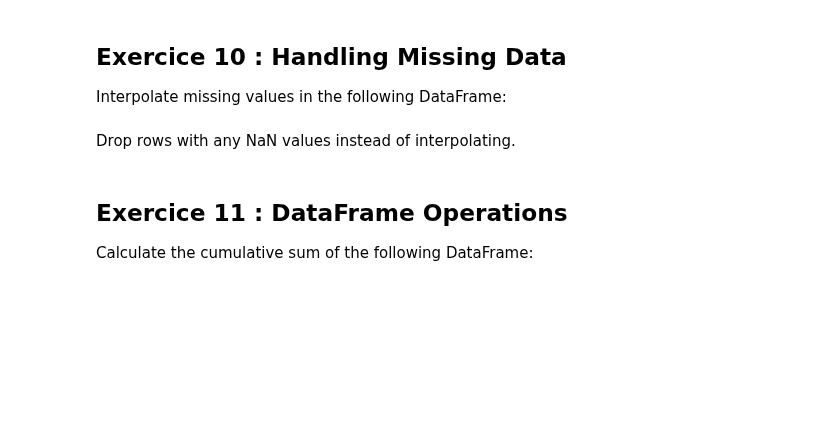
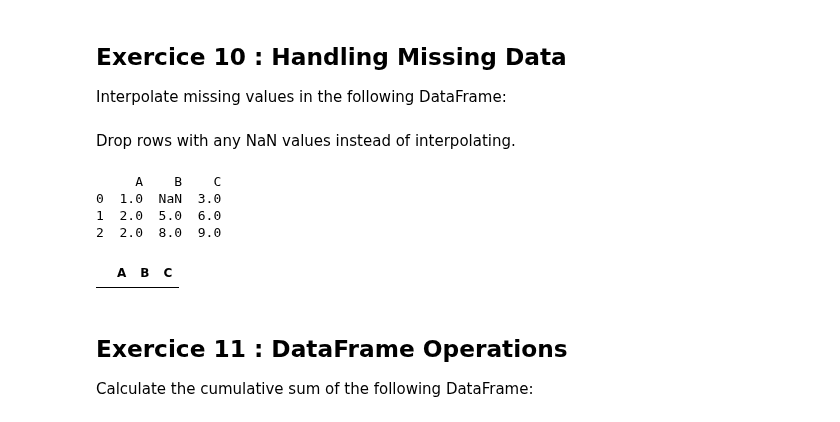
Before and after one commit to abdelaziz-lounes/simple_project, a Jupyter notebook: pandas/Pandas.ipynb, the cells around one changed output. Saved outputs shown, nothing was run; the diff lists cells and outputs as text; code cells hidden in the pictures; blank space fills up the shorter version.

```diff
--- a/pandas/Pandas.ipynb
+++ b/pandas/Pandas.ipynb
@@ -1140,6 +1140,31 @@ Interpolate missing values in the following DataFrame:
 2  NaN  8.0  9.0
 # %% [markdown]
 Drop rows with any NaN values instead of interpolating.
+# %%
+import pandas as pd
+import numpy as np
+
+data = [[1.0, np.nan, 3.0], [2.0, 5.0, np.nan], [np.nan, 8.0, 9.0]]
+columns = ['A', 'B', 'C']
+
+df = pd.DataFrame(data, columns=columns)
+
+# Interpolate missing values
+interpolated_df = df.interpolate()
+
+print(interpolated_df)
+# %% [output]
+     A    B    C
+0  1.0  NaN  3.0
+1  2.0  5.0  6.0
+2  2.0  8.0  9.0
+# %%
+# Drop rows with any NaN values
+dropped_df = df.dropna()
+
+dropped_df
+# %% [output]
+|  | A | B | C |
 # %% [markdown]
 ## Exercice 11 : DataFrame Operations
 
```
Also changed, not shown: parts of 1 cell of this notebook.
